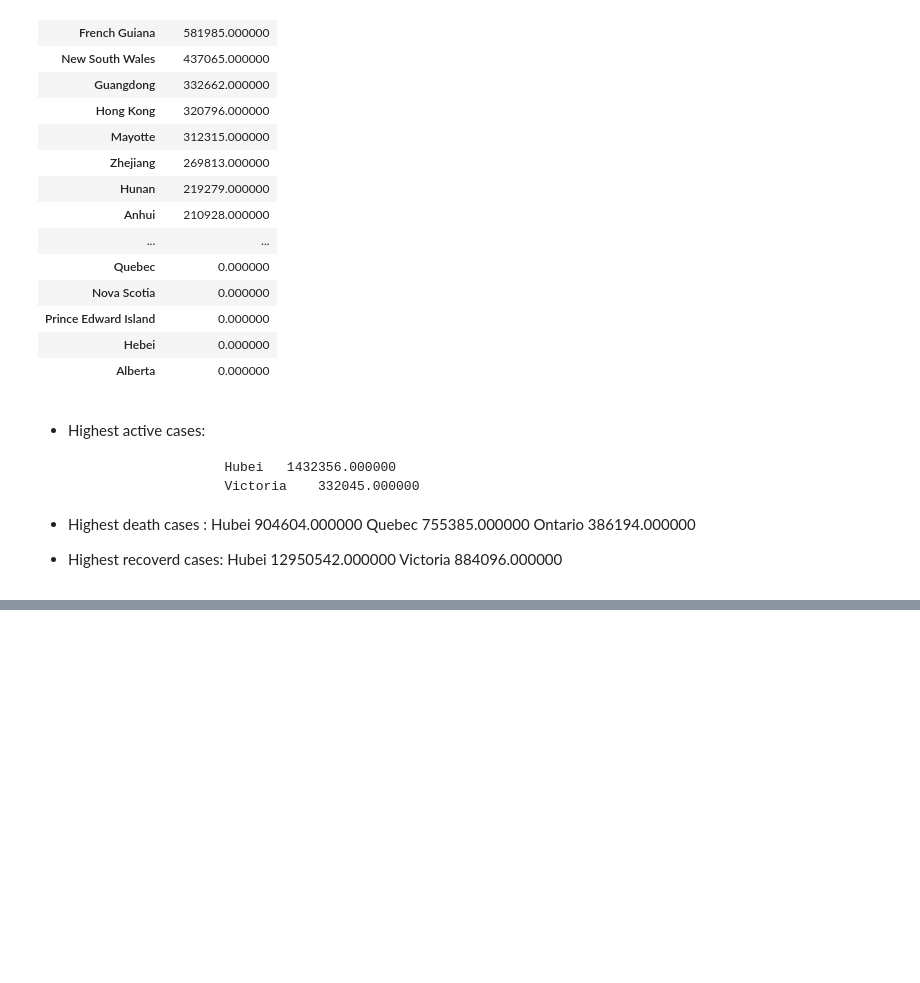
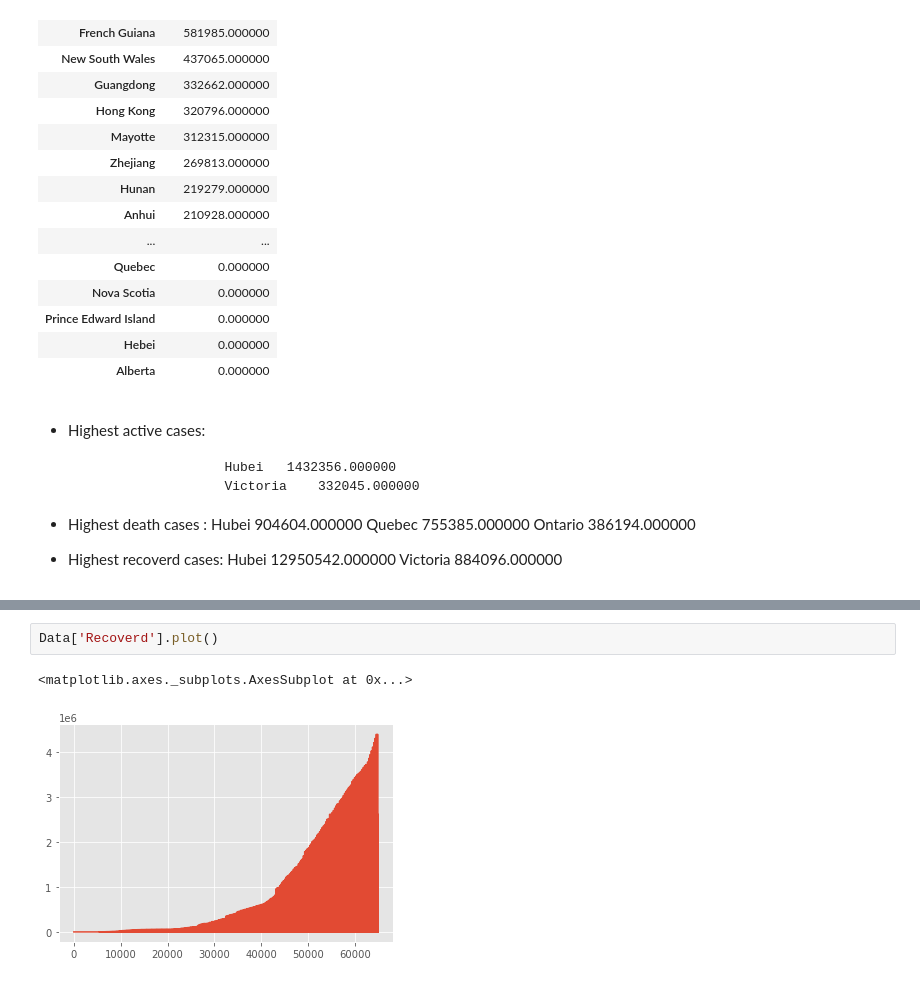
Before and after one commit to KrishnaDesai16/Covid19CovidPrediction-, a Jupyter notebook: Covid19Prediction.ipynb, the cells around one changed output, grey strips where cells are left out. Cells and saved outputs as stored; diff of their text form; blank space fills up the shorter version.

```diff
--- a/Covid19Prediction.ipynb
+++ b/Covid19Prediction.ipynb
@@ -350,0 +327,5 @@ Data.set_index('Date')
+# %%
+Data['Recoverd'].plot()
+# %% [output]
+<matplotlib.axes._subplots.AxesSubplot at 0x...>
+[figure, added]
```
Also changed, not shown: parts of 25 cells of this notebook.
